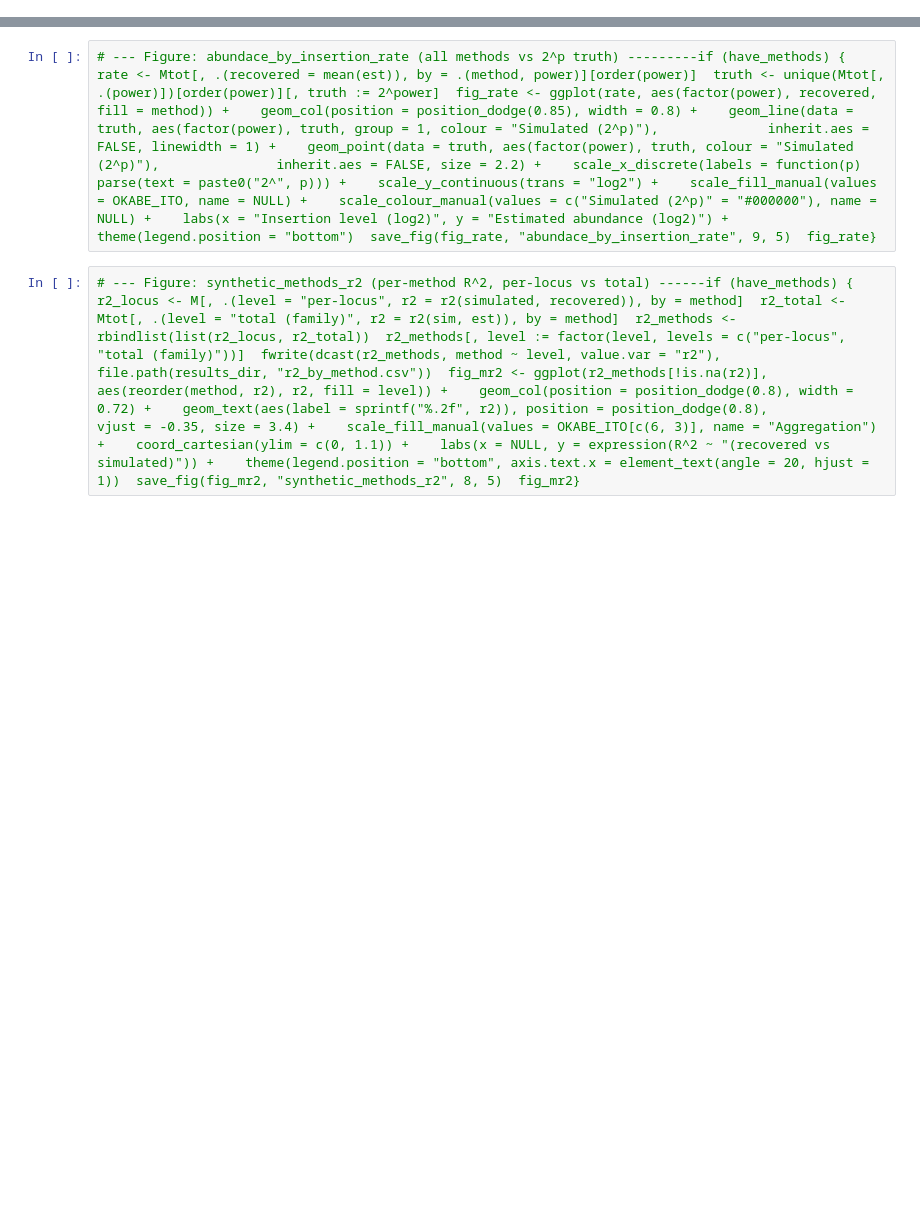
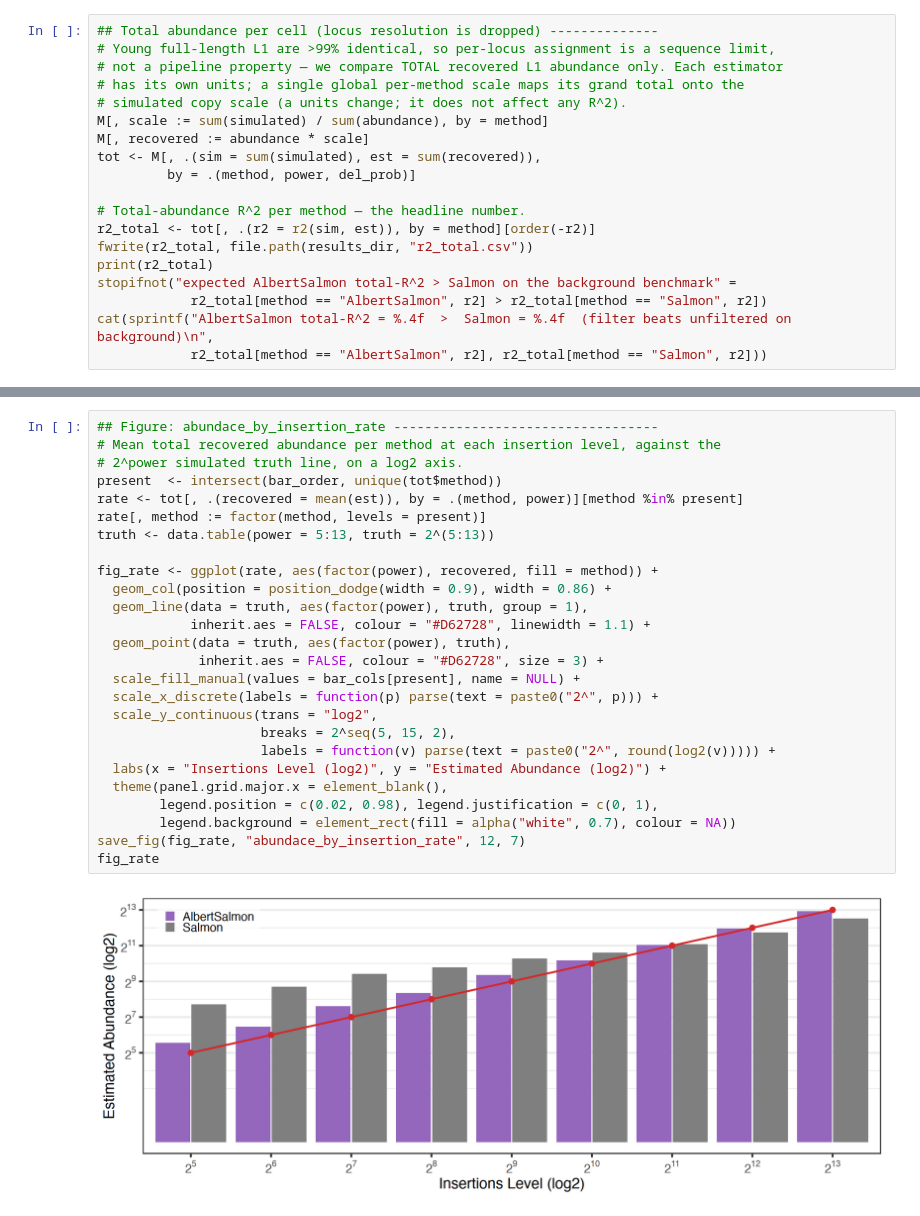
Before and after one commit to andchamorro/TrAP, a Jupyter notebook: notebooks/5.02-ach-synthetic-e2e-validation.ipynb, the cells around one changed output, grey strips where cells are left out. Cells and saved outputs as stored; diff of their text form; blank space fills up the shorter version.

```diff
--- a/notebooks/5.02-ach-synthetic-e2e-validation.ipynb
+++ b/notebooks/5.02-ach-synthetic-e2e-validation.ipynb
@@ -14,0 +157,19 @@ library(data.table)library(ggplot2)OKABE_ITO <- c("#E69F00", "#56B4E9", "#009E73
+# %%
+## Total abundance per cell (locus resolution is dropped) --------------
+# Young full-length L1 are >99% identical, so per-locus assignment is a sequence limit,
+# not a pipeline property — we compare TOTAL recovered L1 abundance only. Each estimator
+# has its own units; a single global per-method scale maps its grand total onto the
+# simulated copy scale (a units change; it does not affect any R^2).
+M[, scale := sum(simulated) / sum(abundance), by = method]
+M[, recovered := abundance * scale]
+tot <- M[, .(sim = sum(simulated), est = sum(recovered)),
+         by = .(method, power, del_prob)]
+
+# Total-abundance R^2 per method — the headline number.
+r2_total <- tot[, .(r2 = r2(sim, est)), by = method][order(-r2)]
+fwrite(r2_total, file.path(results_dir, "r2_total.csv"))
+print(r2_total)
+stopifnot("expected AlbertSalmon total-R^2 > Salmon on the background benchmark" =
+            r2_total[method == "AlbertSalmon", r2] > r2_total[method == "Salmon", r2])
+cat(sprintf("AlbertSalmon total-R^2 = %.4f  >  Salmon = %.4f  (filter beats unfiltered on background)\n",
+            r2_total[method == "AlbertSalmon", r2], r2_total[method == "Salmon", r2]))
@@ -15,4 +187,28 @@ library(data.table)library(ggplot2)OKABE_ITO <- c("#E69F00", "#56B4E9", "#009E73
 # %%
-# --- Figure: abundace_by_insertion_rate (all methods vs 2^p truth) ---------if (have_methods) {  rate <- Mtot[, .(recovered = mean(est)), by = .(method, power)][order(power)]  truth <- unique(Mtot[, .(power)])[order(power)][, truth := 2^power]  fig_rate <- ggplot(rate, aes(factor(power), recovered, fill = method)) +    geom_col(position = position_dodge(0.85), width = 0.8) +    geom_line(data = truth, aes(factor(power), truth, group = 1, colour = "Simulated (2^p)"),              inherit.aes = FALSE, linewidth = 1) +    geom_point(data = truth, aes(factor(power), truth, colour = "Simulated (2^p)"),               inherit.aes = FALSE, size = 2.2) +    scale_x_discrete(labels = function(p) parse(text = paste0("2^", p))) +    scale_y_continuous(trans = "log2") +    scale_fill_manual(values = OKABE_ITO, name = NULL) +    scale_colour_manual(values = c("Simulated (2^p)" = "#000000"), name = NULL) +    labs(x = "Insertion level (log2)", y = "Estimated abundance (log2)") +    theme(legend.position = "bottom")  save_fig(fig_rate, "abundace_by_insertion_rate", 9, 5)  fig_rate}
+## Figure: abundace_by_insertion_rate ----------------------------------
+# Mean total recovered abundance per method at each insertion level, against the
+# 2^power simulated truth line, on a log2 axis.
+present  <- intersect(bar_order, unique(tot$method))
+rate <- tot[, .(recovered = mean(est)), by = .(method, power)][method %in% present]
+rate[, method := factor(method, levels = present)]
+truth <- data.table(power = 5:13, truth = 2^(5:13))
+
+fig_rate <- ggplot(rate, aes(factor(power), recovered, fill = method)) +
+  geom_col(position = position_dodge(width = 0.9), width = 0.86) +
+  geom_line(data = truth, aes(factor(power), truth, group = 1),
+            inherit.aes = FALSE, colour = "#D62728", linewidth = 1.1) +
+  geom_point(data = truth, aes(factor(power), truth),
+             inherit.aes = FALSE, colour = "#D62728", size = 3) +
+  scale_fill_manual(values = bar_cols[present], name = NULL) +
+  scale_x_discrete(labels = function(p) parse(text = paste0("2^", p))) +
+  scale_y_continuous(trans = "log2",
+                     breaks = 2^seq(5, 15, 2),
+                     labels = function(v) parse(text = paste0("2^", round(log2(v))))) +
+  labs(x = "Insertions Level (log2)", y = "Estimated Abundance (log2)") +
+  theme(panel.grid.major.x = element_blank(),
+        legend.position = c(0.02, 0.98), legend.justification = c(0, 1),
+        legend.background = element_rect(fill = alpha("white", 0.7), colour = NA))
+save_fig(fig_rate, "abundace_by_insertion_rate", 12, 7)
+fig_rate
+# %% [output]
+[figure, added]
-# %%
-# --- Figure: synthetic_methods_r2 (per-method R^2, per-locus vs total) ------if (have_methods) {  r2_locus <- M[, .(level = "per-locus", r2 = r2(simulated, recovered)), by = method]  r2_total <- Mtot[, .(level = "total (family)", r2 = r2(sim, est)), by = method]  r2_methods <- rbindlist(list(r2_locus, r2_total))  r2_methods[, level := factor(level, levels = c("per-locus", "total (family)"))]  fwrite(dcast(r2_methods, method ~ level, value.var = "r2"),         file.path(results_dir, "r2_by_method.csv"))  fig_mr2 <- ggplot(r2_methods[!is.na(r2)], aes(reorder(method, r2), r2, fill = level)) +    geom_col(position = position_dodge(0.8), width = 0.72) +    geom_text(aes(label = sprintf("%.2f", r2)), position = position_dodge(0.8),              vjust = -0.35, size = 3.4) +    scale_fill_manual(values = OKABE_ITO[c(6, 3)], name = "Aggregation") +    coord_cartesian(ylim = c(0, 1.1)) +    labs(x = NULL, y = expression(R^2 ~ "(recovered vs simulated)")) +    theme(legend.position = "bottom", axis.text.x = element_text(angle = 20, hjust = 1))  save_fig(fig_mr2, "synthetic_methods_r2", 8, 5)  fig_mr2}
```
Also changed, not shown: parts of 26 cells of this notebook, 7 other files.
